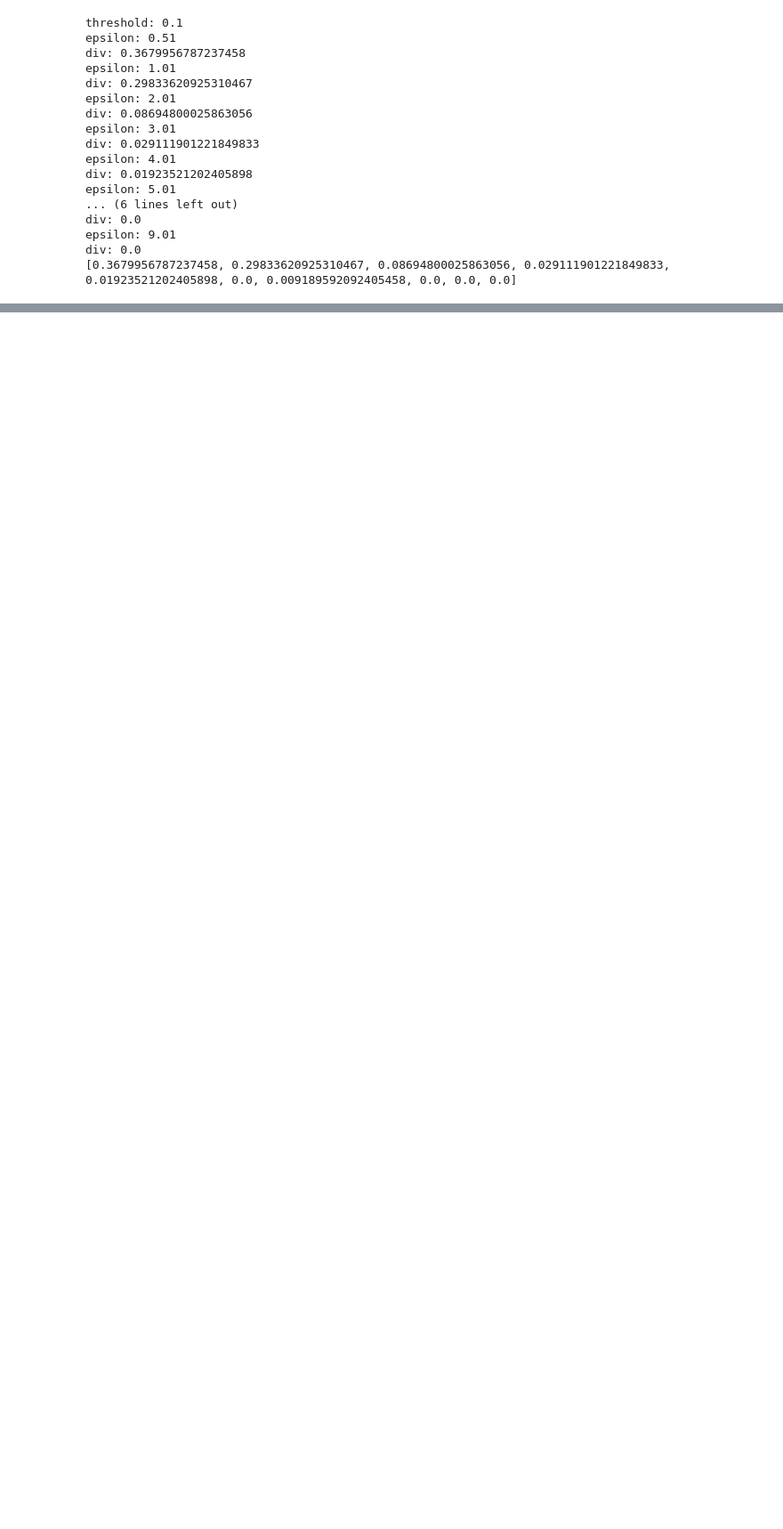
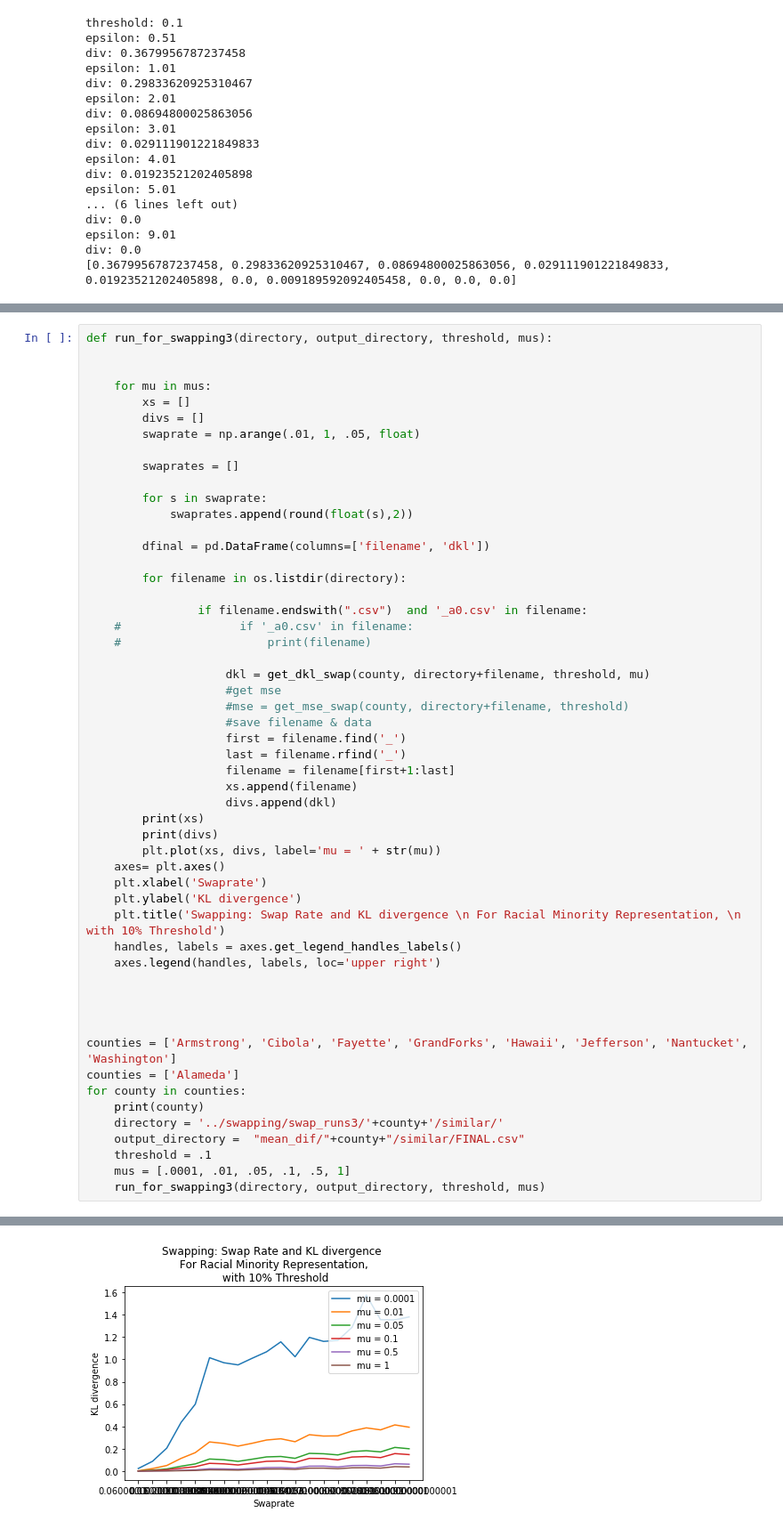
Before and after one commit to sarahrad17/census_v1, a Jupyter notebook: accuracy_measure/FR FINAL NEW COMPARE.ipynb, the cells around one changed output, grey strips where cells are left out. Shown: that part at 89% size. Drawn from its saved outputs; the diff is of its cells as text; blank space fills up the shorter version.

```diff
--- a/accuracy_measure/FR FINAL NEW COMPARE.ipynb
+++ b/accuracy_measure/FR FINAL NEW COMPARE.ipynb
@@ -670,0 +764,54 @@ axes.legend(handles, labels, loc='upper right')
+# %%
+def run_for_swapping3(directory, output_directory, threshold, mus):
+
+
+    for mu in mus:
+        xs = []
+        divs = []
+        swaprate = np.arange(.01, 1, .05, float)
+
+        swaprates = []
+
+        for s in swaprate:
+            swaprates.append(round(float(s),2))
+
+        dfinal = pd.DataFrame(columns=['filename', 'dkl'])
+
+        for filename in os.listdir(directory):
+
+                if filename.endswith(".csv")  and '_a0.csv' in filename:
+    #                 if '_a0.csv' in filename:
+    #                     print(filename)
+
+                    dkl = get_dkl_swap(county, directory+filename, threshold, mu)
+                    #get mse
+                    #mse = get_mse_swap(county, directory+filename, threshold)
+                    #save filename & data
+                    first = filename.find('_')
+                    last = filename.rfind('_')
+                    filename = filename[first+1:last]
+                    xs.append(filename)
+                    divs.append(dkl)
+        print(xs)
+        print(divs)
+        plt.plot(xs, divs, label='mu = ' + str(mu))
+    axes= plt.axes()
+    plt.xlabel('Swaprate')
+    plt.ylabel('KL divergence')
+    plt.title('Swapping: Swap Rate and KL divergence \n For Racial Minority Representation, \n with 10% Threshold')
+    handles, labels = axes.get_legend_handles_labels()
+    axes.legend(handles, labels, loc='upper right')
+
+
+
+
+counties = ['Armstrong', 'Cibola', 'Fayette', 'GrandForks', 'Hawaii', 'Jefferson', 'Nantucket', 'Washington']
+counties = ['Alameda']
+for county in counties:
+    print(county)
+    directory = '../swapping/swap_runs3/'+county+'/similar/'
+    output_directory =  "mean_dif/"+county+"/similar/FINAL.csv"
+    threshold = .1
+    mus = [.0001, .01, .05, .1, .5, 1]
+    run_for_swapping3(directory, output_directory, threshold, mus)
+# %% [output]
@@ -671 +831,2 @@ axes.legend(handles, labels, loc='upper right')
+[figure, added]
 # %%
```
Also changed, not shown: parts of 7 cells of this notebook, 6 other files.
